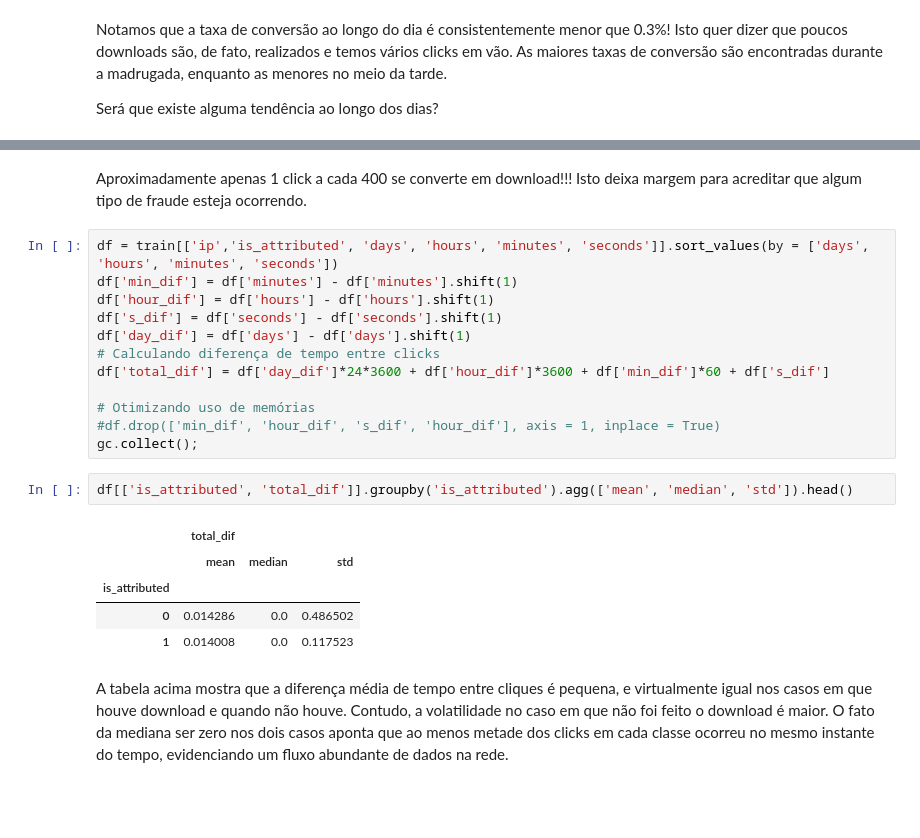
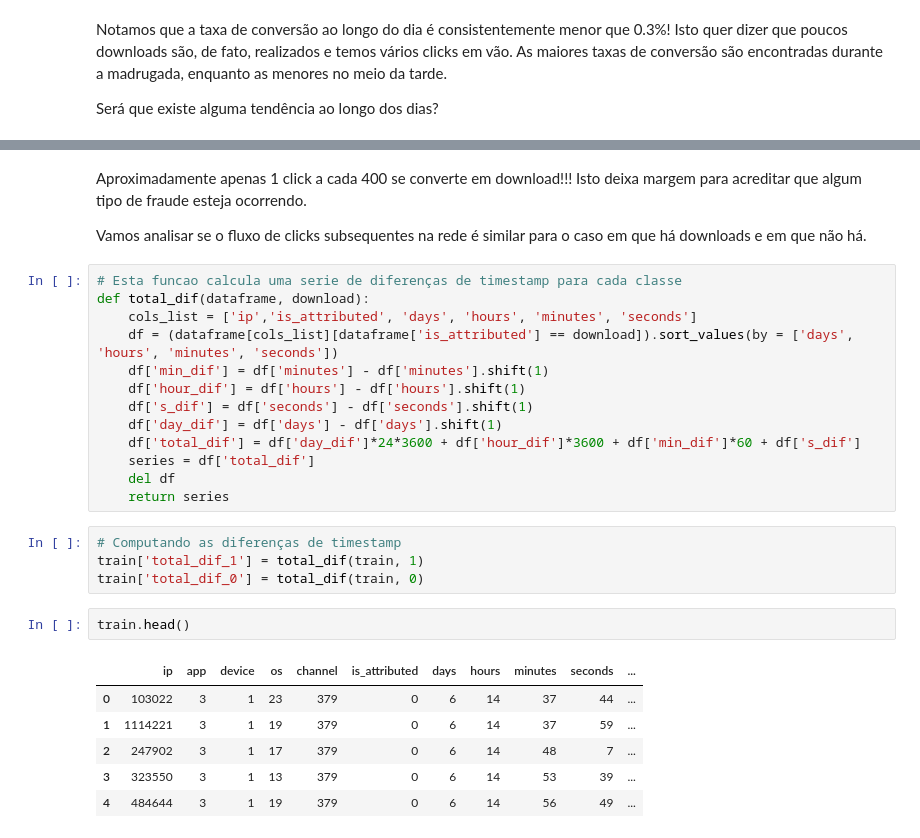
Before and after one commit to rgriva/Kaggle, a Jupyter notebook: EDA-Raul.ipynb, the cells around one changed output, grey strips where cells are left out. Drawn from its saved outputs; the diff is of its cells as text; blank space fills up the shorter version.

```diff
--- a/EDA-Raul.ipynb
+++ b/EDA-Raul.ipynb
@@ -188,24 +188,30 @@ Razão dowloads/clicks: 0.248485244101%
 # %% [markdown]
 Aproximadamente apenas 1 click a cada 400 se converte em download!!! Isto deixa margem para acreditar que algum tipo de fraude esteja ocorrendo.
+
+Vamos analisar se o fluxo de clicks subsequentes na rede é similar para o caso em que há downloads e em que não há.
 # %%
-df = train[['ip','is_attributed', 'days', 'hours', 'minutes', 'seconds']].sort_values(by = ['days', 'hours', 'minutes', 'seconds'])
-df['min_dif'] = df['minutes'] - df['minutes'].shift(1)
-df['hour_dif'] = df['hours'] - df['hours'].shift(1)
-df['s_dif'] = df['seconds'] - df['seconds'].shift(1)
-df['day_dif'] = df['days'] - df['days'].shift(1)
-# Calculando diferença de tempo entre clicks
-df['total_dif'] = df['day_dif']*24*3600 + df['hour_dif']*3600 + df['min_dif']*60 + df['s_dif']
-
-# Otimizando uso de memórias
-#df.drop(['min_dif', 'hour_dif', 's_dif', 'hour_dif'], axis = 1, inplace = True)
-gc.collect();
+# Esta funcao calcula uma serie de diferenças de timestamp para cada classe
+def total_dif(dataframe, download):
+    cols_list = ['ip','is_attributed', 'days', 'hours', 'minutes', 'seconds']
+    df = (dataframe[cols_list][dataframe['is_attributed'] == download]).sort_values(by = ['days', 'hours', 'minutes', 'seconds'])
+    df['min_dif'] = df['minutes'] - df['minutes'].shift(1)
+    df['hour_dif'] = df['hours'] - df['hours'].shift(1)
+    df['s_dif'] = df['seconds'] - df['seconds'].shift(1)
+    df['day_dif'] = df['days'] - df['days'].shift(1)
+    df['total_dif'] = df['day_dif']*24*3600 + df['hour_dif']*3600 + df['min_dif']*60 + df['s_dif']
+    series = df['total_dif']
+    del df
+    return series
-# %%
-df[['is_attributed', 'total_dif']].groupby('is_attributed').agg(['mean', 'median', 'std']).head()
-# %% [output]
-|  | total_dif |  |  |
-|  | mean | median | std |
-| is_attributed |  |  |  |
-| 0 | 0.014286 | 0.0 | 0.486502 |
-| 1 | 0.014008 | 0.0 | 0.117523 |
-# %% [markdown]
-A tabela acima mostra que a diferença média de tempo entre cliques é pequena, e virtualmente igual nos casos em que houve download e quando não houve. Contudo, a volatilidade no caso em que não foi feito o download é maior. O fato da mediana ser zero nos dois casos aponta que ao menos metade dos clicks em cada classe ocorreu no mesmo instante do tempo, evidenciando um fluxo abundante de dados na rede.
+# %%
+# Computando as diferenças de timestamp
+train['total_dif_1'] = total_dif(train, 1)
+train['total_dif_0'] = total_dif(train, 0)
+# %%
+train.head()
+# %% [output]
+|  | ip | app | device | os | channel | is_attributed | days | hours | minutes | seconds | ... |
+| 0 | 103022 | 3 | 1 | 23 | 379 | 0 | 6 | 14 | 37 | 44 | ... |
+| 1 | 1114221 | 3 | 1 | 19 | 379 | 0 | 6 | 14 | 37 | 59 | ... |
+| 2 | 247902 | 3 | 1 | 17 | 379 | 0 | 6 | 14 | 48 | 7 | ... |
+| 3 | 323550 | 3 | 1 | 13 | 379 | 0 | 6 | 14 | 53 | 39 | ... |
+| 4 | 484644 | 3 | 1 | 19 | 379 | 0 | 6 | 14 | 56 | 49 | ... |
```
Also changed, not shown: parts of 10 cells of this notebook.
